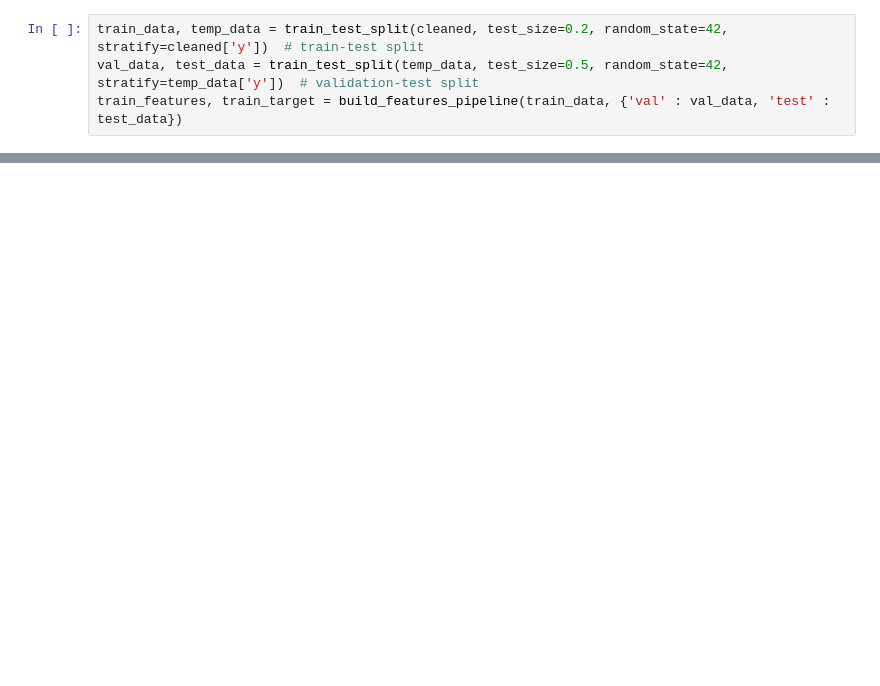
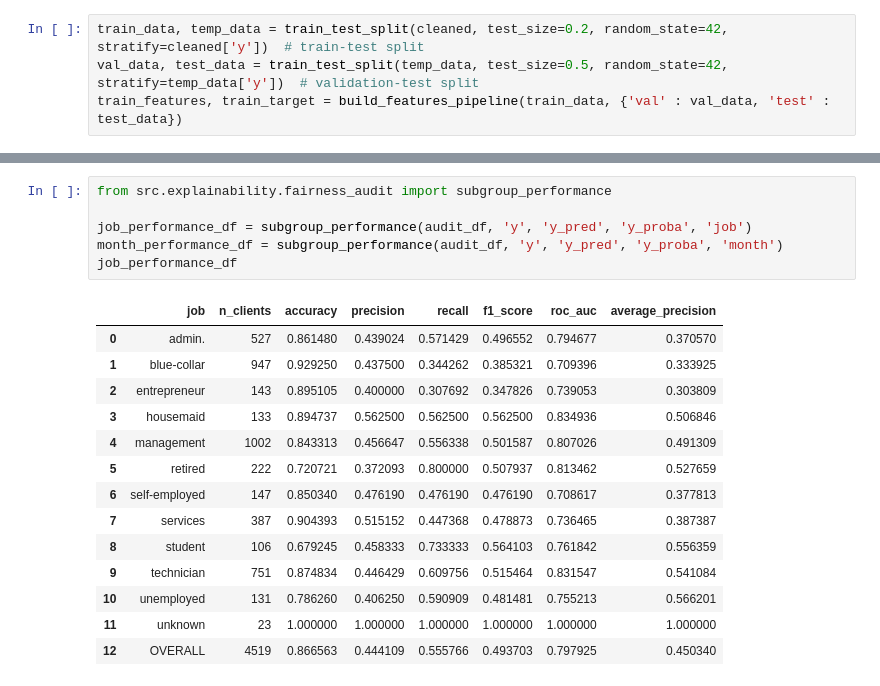
Before and after one commit to goyumsamuditha/Q1_Bank_Marketing, a Jupyter notebook: notebooks/model_experiments.ipynb, the cells around one changed output, grey strips where cells are left out. Cells and saved outputs as stored; diff of their text form; blank space fills up the shorter version.

```diff
--- a/notebooks/model_experiments.ipynb
+++ b/notebooks/model_experiments.ipynb
@@ -73,0 +144,21 @@ flag_disparate_subgroups(subgroup_performance_df, metric='recall', threshold=0.1
+# %%
+from src.explainability.fairness_audit import subgroup_performance
+
+job_performance_df = subgroup_performance(audit_df, 'y', 'y_pred', 'y_proba', 'job')
+month_performance_df = subgroup_performance(audit_df, 'y', 'y_pred', 'y_proba', 'month')
+job_performance_df
+# %% [output]
+|  | job | n_clients | accuracy | precision | recall | f1_score | roc_auc | average_precision |
+| 0 | admin. | 527 | 0.861480 | 0.439024 | 0.571429 | 0.496552 | 0.794677 | 0.370570 |
+| 1 | blue-collar | 947 | 0.929250 | 0.437500 | 0.344262 | 0.385321 | 0.709396 | 0.333925 |
+| 2 | entrepreneur | 143 | 0.895105 | 0.400000 | 0.307692 | 0.347826 | 0.739053 | 0.303809 |
+| 3 | housemaid | 133 | 0.894737 | 0.562500 | 0.562500 | 0.562500 | 0.834936 | 0.506846 |
+| 4 | management | 1002 | 0.843313 | 0.456647 | 0.556338 | 0.501587 | 0.807026 | 0.491309 |
+| 5 | retired | 222 | 0.720721 | 0.372093 | 0.800000 | 0.507937 | 0.813462 | 0.527659 |
+| 6 | self-employed | 147 | 0.850340 | 0.476190 | 0.476190 | 0.476190 | 0.708617 | 0.377813 |
+| 7 | services | 387 | 0.904393 | 0.515152 | 0.447368 | 0.478873 | 0.736465 | 0.387387 |
+| 8 | student | 106 | 0.679245 | 0.458333 | 0.733333 | 0.564103 | 0.761842 | 0.556359 |
+| 9 | technician | 751 | 0.874834 | 0.446429 | 0.609756 | 0.515464 | 0.831547 | 0.541084 |
+| 10 | unemployed | 131 | 0.786260 | 0.406250 | 0.590909 | 0.481481 | 0.755213 | 0.566201 |
+| 11 | unknown | 23 | 1.000000 | 1.000000 | 1.000000 | 1.000000 | 1.000000 | 1.000000 |
+| 12 | OVERALL | 4519 | 0.866563 | 0.444109 | 0.555766 | 0.493703 | 0.797925 | 0.450340 |
```
Also changed, not shown: parts of 13 cells of this notebook.
